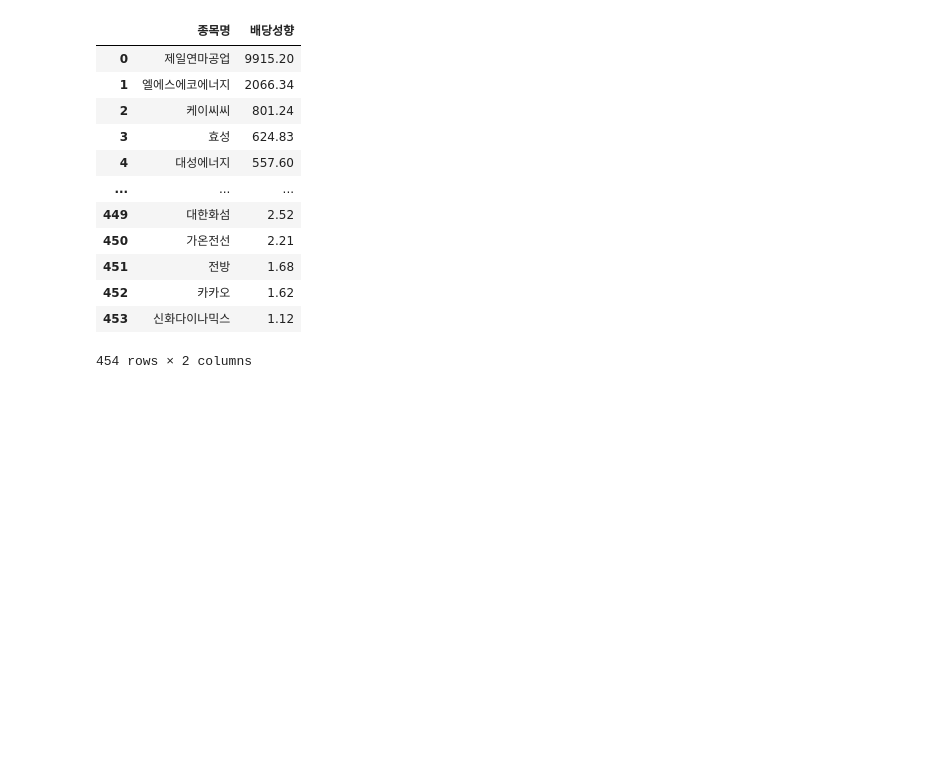
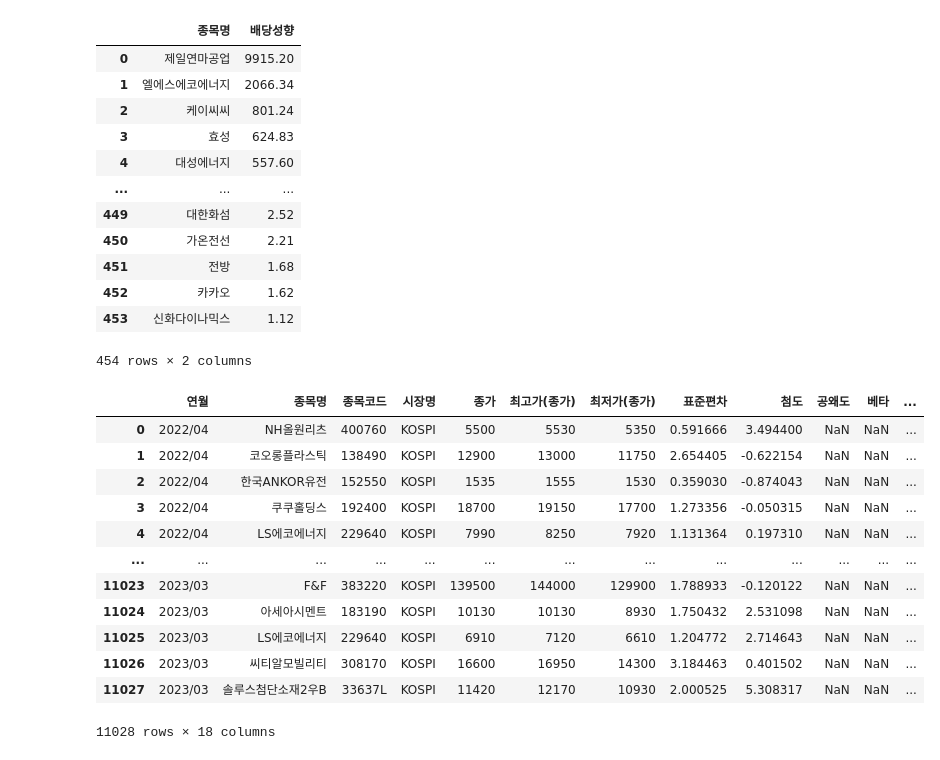
Before and after one commit to minxzzy/hackathon, a Jupyter notebook: need.ipynb, the cells around one changed output. Drawn from its saved outputs; the diff is of its cells as text; code cells hidden in the pictures; blank space fills up the shorter version.

```diff
--- a/need.ipynb
+++ b/need.ipynb
@@ -194,3 +194,22 @@ dbi
 | 452 | 카카오 | 1.62 |
 | 453 | 신화다이나믹스 | 1.12 |
 454 rows × 2 columns
+# %%
+close = pd.read_csv('csv/월별수익률.csv', encoding='CP949')
+# close['month_rtn'] = close['종가(원)'].pct_change()
+
+close
+# %% [output]
+|  | 연월 | 종목명 | 종목코드 | 시장명 | 종가 | 최고가(종가) | 최저가(종가) | 표준편차 | 첨도 | 공왜도 | 베타 | ... |
+| 0 | 2022/04 | NH올원리츠 | 400760 | KOSPI | 5500 | 5530 | 5350 | 0.591666 | 3.494400 | NaN | NaN | ... |
+| 1 | 2022/04 | 코오롱플라스틱 | 138490 | KOSPI | 12900 | 13000 | 11750 | 2.654405 | -0.622154 | NaN | NaN | ... |
+| 2 | 2022/04 | 한국ANKOR유전 | 152550 | KOSPI | 1535 | 1555 | 1530 | 0.359030 | -0.874043 | NaN | NaN | ... |
+| 3 | 2022/04 | 쿠쿠홀딩스 | 192400 | KOSPI | 18700 | 19150 | 17700 | 1.273356 | -0.050315 | NaN | NaN | ... |
+| 4 | 2022/04 | LS에코에너지 | 229640 | KOSPI | 7990 | 8250 | 7920 | 1.131364 | 0.197310 | NaN | NaN | ... |
+| ... | ... | ... | ... | ... | ... | ... | ... | ... | ... | ... | ... | ... |
+| 11023 | 2023/03 | F&F | 383220 | KOSPI | 139500 | 144000 | 129900 | 1.788933 | -0.120122 | NaN | NaN | ... |
+| 11024 | 2023/03 | 아세아시멘트 | 183190 | KOSPI | 10130 | 10130 | 8930 | 1.750432 | 2.531098 | NaN | NaN | ... |
+| 11025 | 2023/03 | LS에코에너지 | 229640 | KOSPI | 6910 | 7120 | 6610 | 1.204772 | 2.714643 | NaN | NaN | ... |
+| 11026 | 2023/03 | 씨티알모빌리티 | 308170 | KOSPI | 16600 | 16950 | 14300 | 3.184463 | 0.401502 | NaN | NaN | ... |
+| 11027 | 2023/03 | 솔루스첨단소재2우B | 33637L | KOSPI | 11420 | 12170 | 10930 | 2.000525 | 5.308317 | NaN | NaN | ... |
+11028 rows × 18 columns
```
Also changed, not shown: parts of 16 cells of this notebook.
